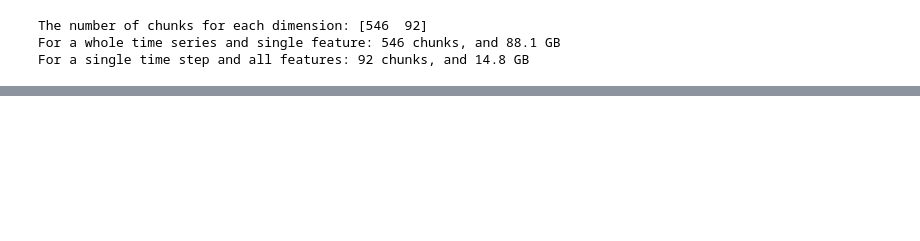
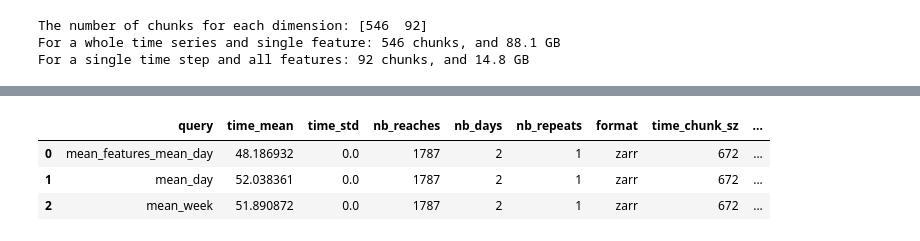
Before and after one commit to azavea/noaa-hydro-data, a Jupyter notebook: src/notebooks/huc8_streamflow_query.ipynb, the cells around one changed output, grey strips where cells are left out. Saved outputs shown, nothing was run; the diff lists cells and outputs as text; code cells hidden in the pictures; blank space fills up the shorter version.

```diff
--- a/src/notebooks/huc8_streamflow_query.ipynb
+++ b/src/notebooks/huc8_streamflow_query.ipynb
@@ -254,0 +235,49 @@ vals.shape
+# %%
+import time
+import tqdm
+
+def time_func(func, repeats=1):
+    times = []
+    for _ in tqdm.tqdm(range(repeats), leave=False, desc='repeat'):
+        start_time = time.time()
+        func()
+        elapsed = time.time() - start_time
+        times.append(elapsed)
+    return np.array(times)
+# %%
+repeats = 1
+query_map = {
+    'mean_features_mean_day': (lambda: sub_ds.streamflow.mean(dim='feature_id').groupby('time.dayofyear').mean().values),
+    'mean_day': (lambda: sub_ds.streamflow.groupby('time.dayofyear').mean().values),
+    'mean_week': (lambda: sub_ds.streamflow.groupby('time.weekofyear').mean().values)
+}
+
+query = []
+time_mean = []
+time_std = []
+for qname, qfunc in tqdm.tqdm(query_map.items(), desc='query'):
+    times = time_func(qfunc, repeats=repeats)
+    query.append(qname)
+    time_mean.append(times.mean())
+    time_std.append(times.std())
+df = pd.DataFrame(data={'query': query, 'time_mean': time_mean, 'time_std': time_std})
+# %%
+nb_reaches = len(avail_reach_ids)
+nb_days = (pd.to_datetime(time_range.stop) - pd.to_datetime(time_range.start)).days
+format = 'zarr'
+time_chunk_sz = chunk_sizes[0]
+feature_id_chunk_sz = chunk_sizes[1]
+
+df['nb_reaches'] = nb_reaches
+df['nb_days'] = nb_days
+df['nb_repeats'] = repeats
+df['format'] = format
+df['time_chunk_sz'] = time_chunk_sz
+df['feature_id_chunk_sz'] = feature_id_chunk_sz
+# %%
+df
+# %% [output]
+|  | query | time_mean | time_std | nb_reaches | nb_days | nb_repeats | format | time_chunk_sz | ... |
+| 0 | mean_features_mean_day | 48.186932 | 0.0 | 1787 | 2 | 1 | zarr | 672 | ... |
+| 1 | mean_day | 52.038361 | 0.0 | 1787 | 2 | 1 | zarr | 672 | ... |
+| 2 | mean_week | 51.890872 | 0.0 | 1787 | 2 | 1 | zarr | 672 | ... |
```
Also changed, not shown: parts of 17 cells of this notebook.
